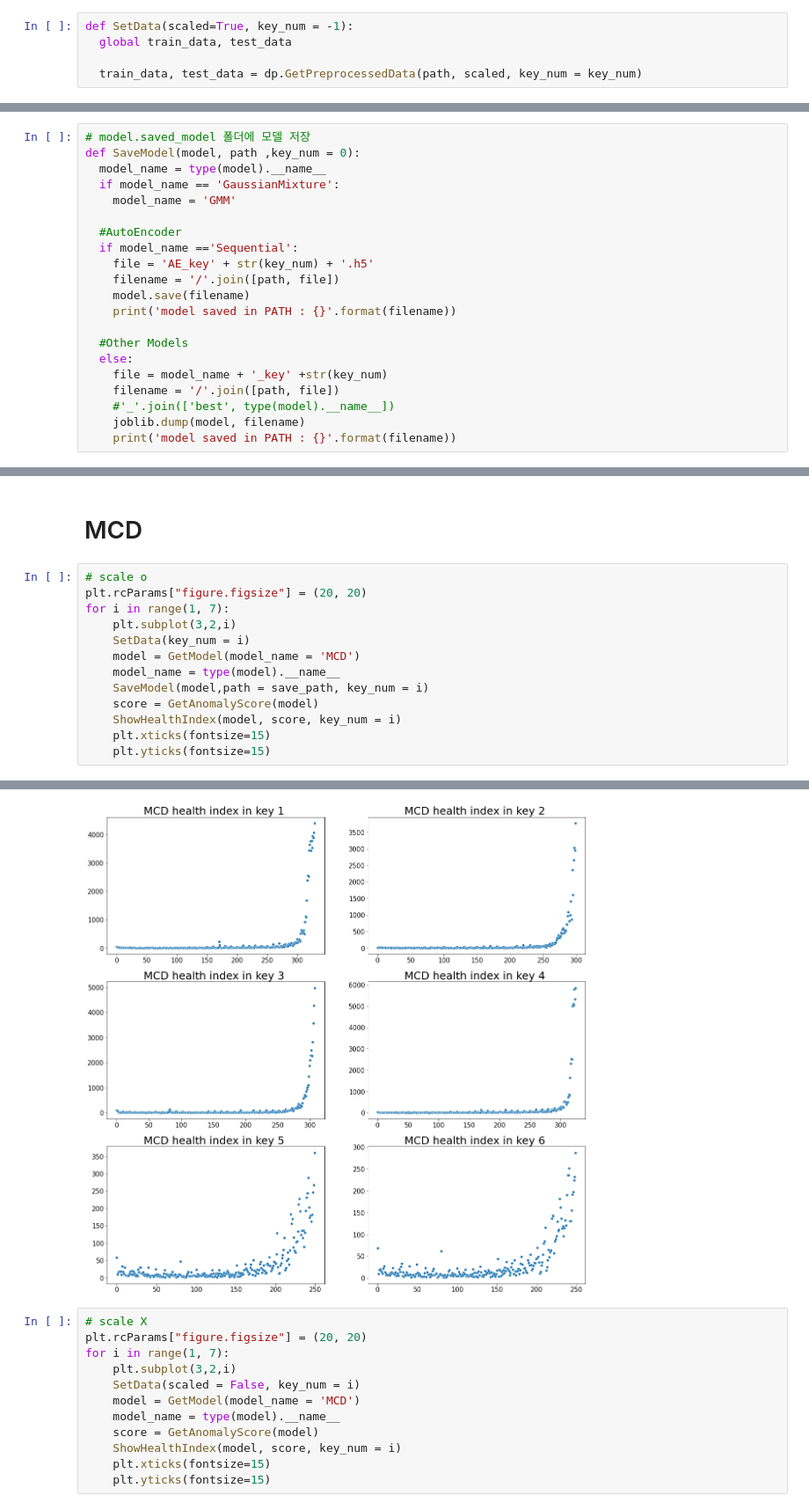
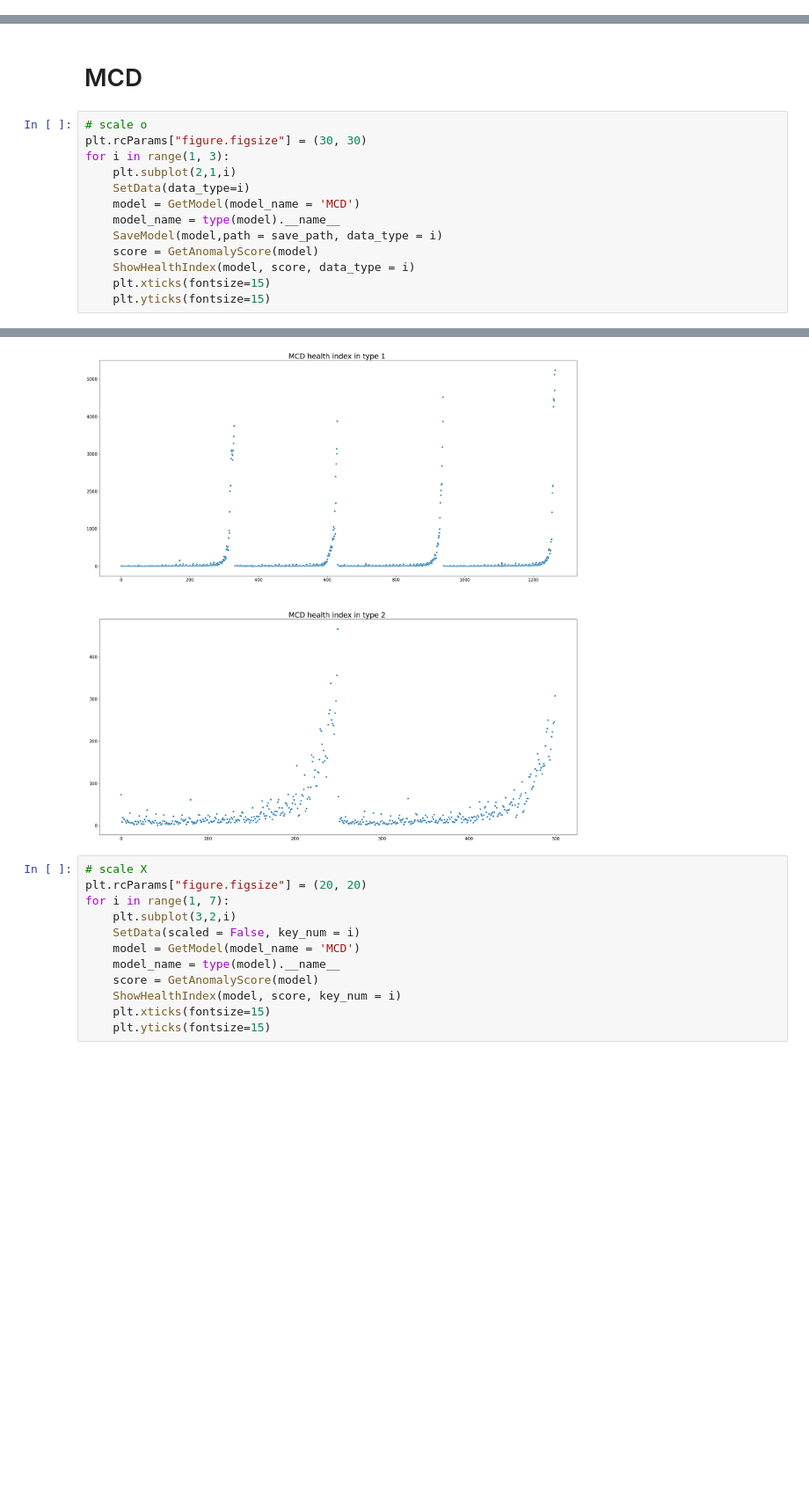
Before and after one commit to ChocoPytoch/BISTelligence, a Jupyter notebook: src/evaluate.ipynb, the cells around one changed output, grey strips where cells are left out. Shown at 88% size. Cells and saved outputs as stored; diff of their text form; blank space fills up the shorter version.

Commit message:
preprocessing, evaluate update; each key anlaysis -> type 1(key 1~4) and type 2(key 5~6)

```diff
--- a/src/evaluate.ipynb
+++ b/src/evaluate.ipynb
@@ -37,5 +6,0 @@ trainer = mm.ModelTrain()
-# %%
-def SetData(scaled=True, key_num = -1):
-  global train_data, test_data
-
-  train_data, test_data = dp.GetPreprocessedData(path, scaled, key_num = key_num)
@@ -209,21 +6,0 @@ best_path = '/content/drive/MyDrive/bistelligence/BISTelligence/src/model/best_m
-# %%
-# model.saved_model 폴더에 모델 저장
-def SaveModel(model, path ,key_num = 0):
-  model_name = type(model).__name__
-  if model_name == 'GaussianMixture':
-    model_name = 'GMM'
-
-  #AutoEncoder
-  if model_name =='Sequential':
-    file = 'AE_key' + str(key_num) + '.h5'
-    filename = '/'.join([path, file])
-    model.save(filename)
-    print('model saved in PATH : {}'.format(filename))
-
-  #Other Models
-  else:
-    file = model_name + '_key' +str(key_num)
-    filename = '/'.join([path, file])
-    #'_'.join(['best', type(model).__name__])
-    joblib.dump(model, filename)
-    print('model saved in PATH : {}'.format(filename))
@@ -252,15 +280,15 @@ SetData()
 # MCD
 # %%
 # scale o
-plt.rcParams["figure.figsize"] = (20, 20)
-for i in range(1, 7):
-    plt.subplot(3,2,i)
-    SetData(key_num = i)
+plt.rcParams["figure.figsize"] = (30, 30)
+for i in range(1, 3):
+    plt.subplot(2,1,i)
+    SetData(data_type=i)
     model = GetModel(model_name = 'MCD')
     model_name = type(model).__name__
-    SaveModel(model,path = save_path, key_num = i)
+    SaveModel(model,path = save_path, data_type = i)
     score = GetAnomalyScore(model)
-    ShowHealthIndex(model, score, key_num = i)
+    ShowHealthIndex(model, score, data_type = i)
     plt.xticks(fontsize=15)
     plt.yticks(fontsize=15)
 # %% [output]
@@ -273,4 +297,4 @@ model saved in PATH : /content/drive/MyDrive/bistelligence/BISTelligence/src/mod
-[figure, old version]
+[figure, new version]
 # %%
 # scale X
 plt.rcParams["figure.figsize"] = (20, 20)
```
Also changed, not shown: parts of 14 cells of this notebook, 3 other files.
